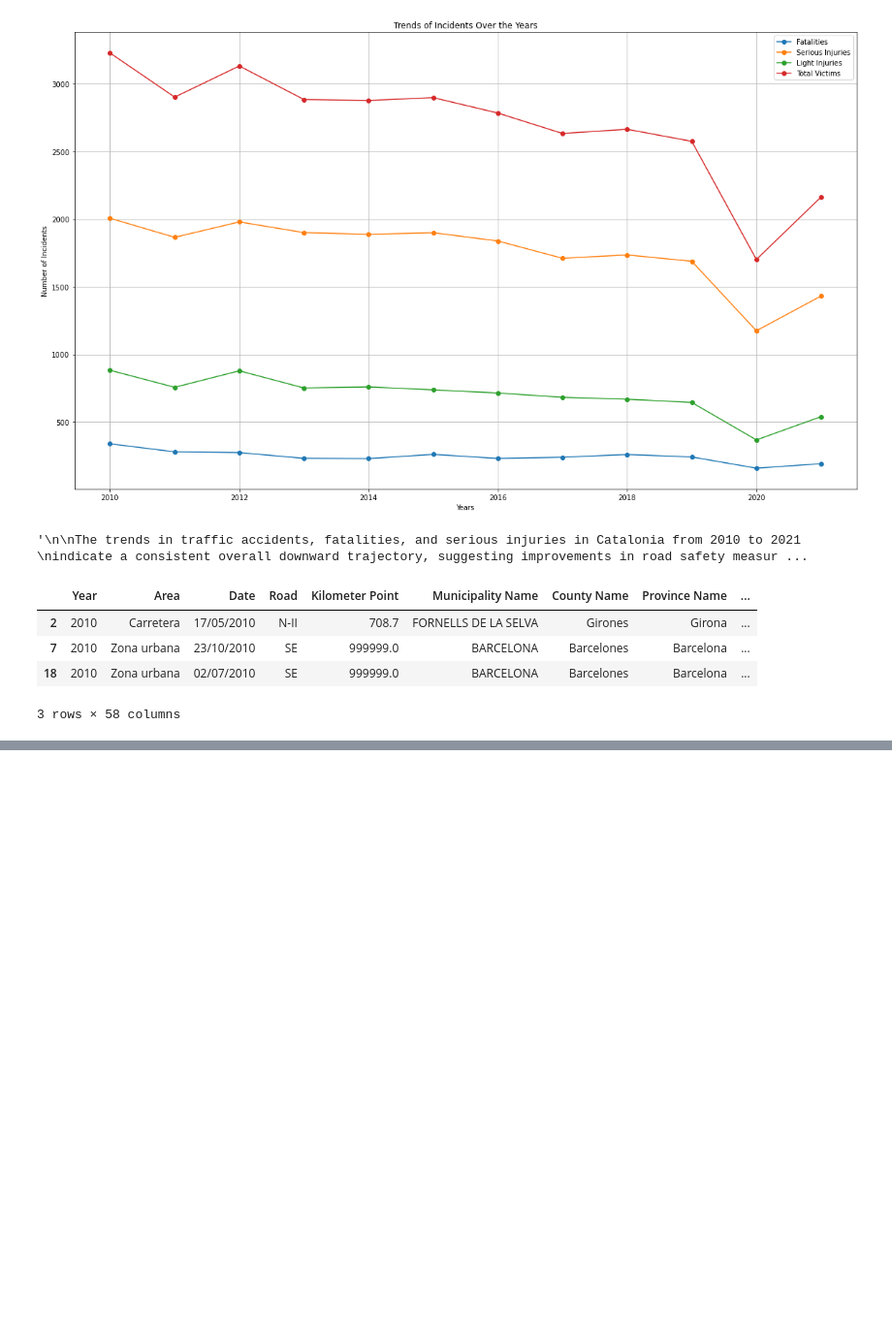
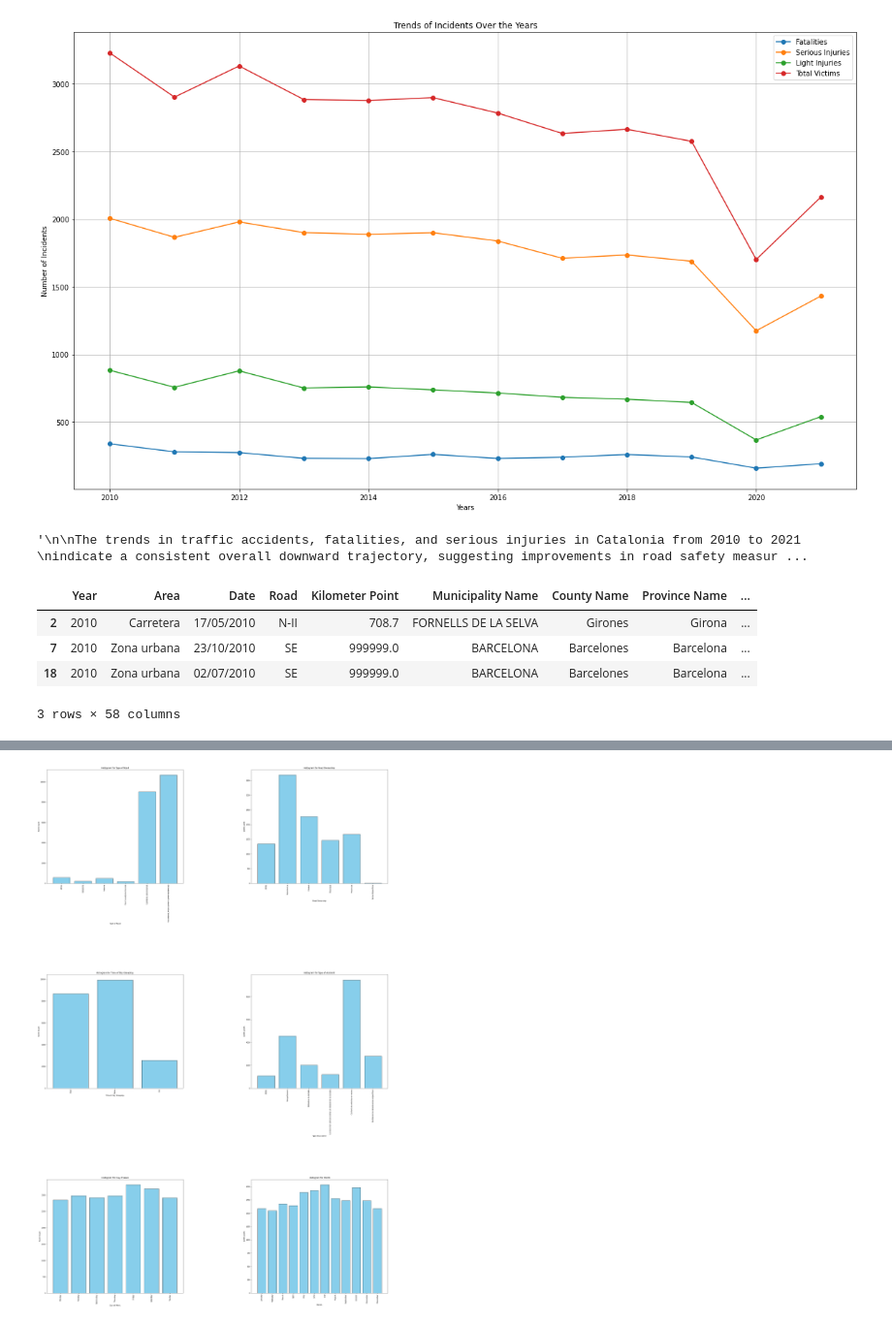
Before and after one commit to MarcLlopart/Traffic-Accident-Analysis, a Jupyter notebook: EDA.ipynb, the cells around one changed output, grey strips where cells are left out. Shown: that part at 97% size. Saved outputs shown, nothing was run; the diff lists cells and outputs as text; code cells hidden in the pictures; blank space fills up the shorter version.

Commit message:
Accident characteristics msa

```diff
--- a/EDA.ipynb
+++ b/EDA.ipynb
@@ -111,0 +156,42 @@ most_severe_accidents.head(3)
+# %%
+time_order = ['Matí', 'Tarda', 'Nit']
+day_order = ['Monday', 'Tuesday', 'Wednesday', 'Thursday', 'Friday', 'Saturday', 'Sunday']
+month_order = ['January', 'February', 'March', 'April', 'May', 'June', 'July', 'August', 'September', 'October', 'November', 'December']
+
+time['Time of Day Grouping '] = pd.Categorical(time['Time of Day Grouping '], categories=time_order, ordered=True)
+time.sort_values(by='Time of Day Grouping ', inplace=True)
+
+day['Day of Week'] = pd.Categorical(day['Day of Week'], categories=day_order, ordered=True)
+day.sort_values(by='Day of Week', inplace=True)
+
+month['Month'] = pd.Categorical(month['Month'], categories=month_order, ordered=True)
+month.sort_values(by='Month', inplace=True)
+# %%
+grouped_datasets = [road, owner, time,
+                    type_of_accident, day, month]
+column_names = ['Type of Road', 'Road Ownership ', 'Time of Day Grouping ',
+                'Type of Accident ', 'Day of Week', 'Month']
+
+
+# Set up subplots
+fig, axes = plt.subplots(nrows=3, ncols=2, figsize=(30, 45))
+fig.tight_layout(pad=5.0)
+
+# Loop through datasets and column names to create histograms
+for ax, dataset, column_name in zip(axes.flatten(), grouped_datasets, column_names):
+    # Convert 'Month' to a categorical data type with the custom order
+
+    # Plotting histogram
+    ax.bar(dataset[column_name], dataset['Events Count'], color='skyblue', edgecolor='black')
+    ax.set_title(f'Histogram for {column_name}')
+    ax.set_xlabel(column_name)
+    ax.set_ylabel('Event Count')
+
+    plt.setp(ax.get_xticklabels(), rotation=90, ha='center')
+# Adjust layout
+plt.subplots_adjust(wspace=0.5, hspace=0.8)
+
+# Show the plot
+plt.show()
+# %% [output]
+[figure, added]
```
Also changed, not shown: parts of 11 cells of this notebook.
